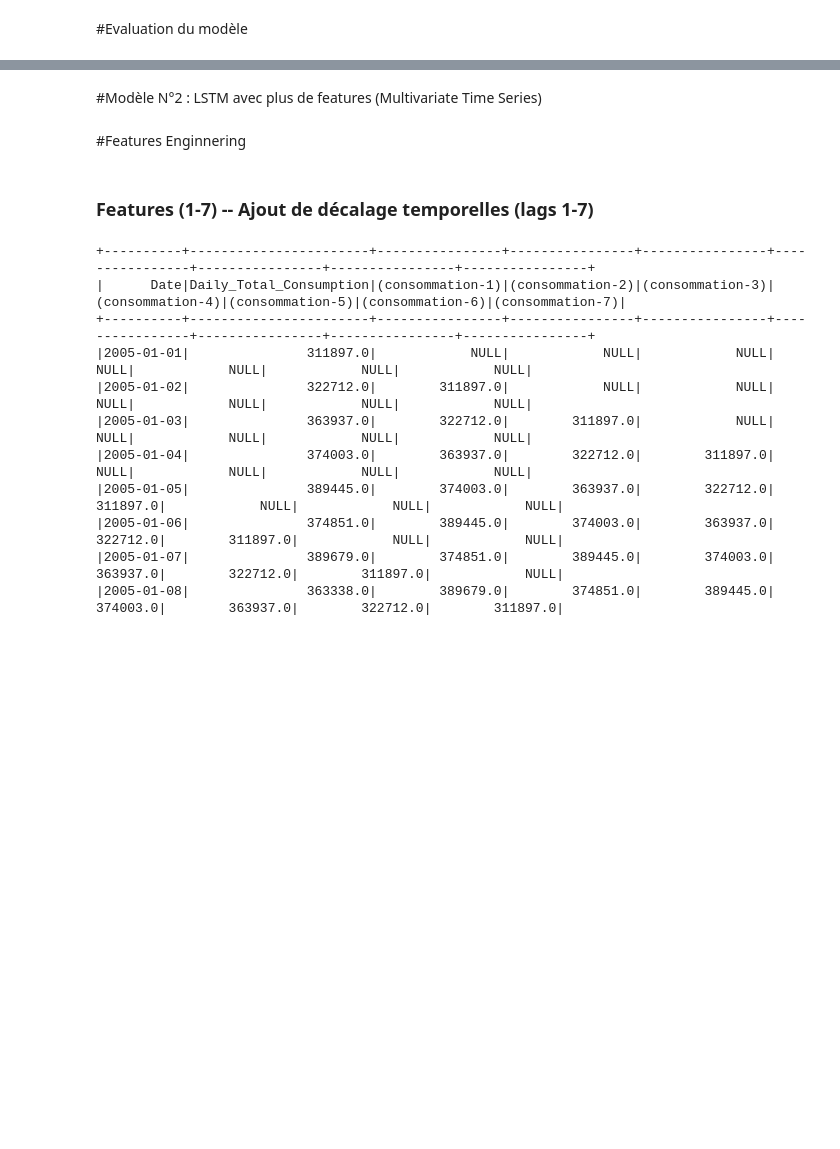
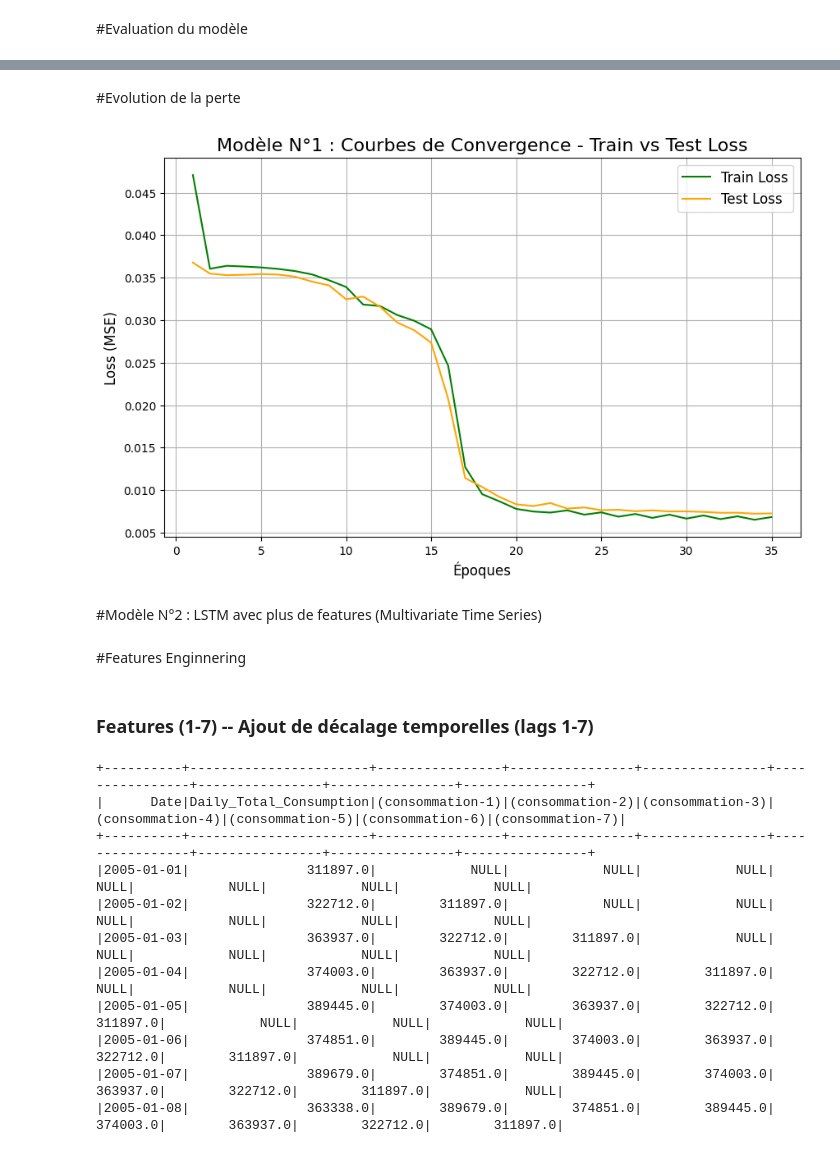
Before and after one commit to anassYinssi/Energy-Consumption-LSTM, a Jupyter notebook: EDA_Prétraitement&Modélisation_Prédective_Consommation_énergitique.ipynb, the cells around one changed output, grey strips where cells are left out. Saved outputs shown, nothing was run; the diff lists cells and outputs as text; code cells hidden in the pictures; blank space fills up the shorter version.

```diff
--- a/EDA_Prétraitement&Modélisation_Prédective_Consommation_énergitique.ipynb
+++ b/EDA_Prétraitement&Modélisation_Prédective_Consommation_énergitique.ipynb
@@ -730,6 +739,10 @@ from torch.optim.lr_scheduler import ReduceLROnPlateau
 
 loss_fn = nn.MSELoss()
 optimizer = torch.optim.Adam(model.parameters(), lr=0.001)
+
+#Liste pour le sauvegarde des pertes
+train_epoch_losses = []
+test_epoch_losses = []
 # %% [markdown]
 #Définition de la fontion d'entrainement
 # %%
@@ -837,3 +859,19 @@ plt.show()
+# %% [markdown]
+#Evolution de la perte
+# %%
+import matplotlib.pyplot as plt
+
+plt.figure(figsize=(10, 6))
+plt.plot(range(1, len(train_epoch_losses) + 1), train_epoch_losses, label="Train Loss", color="green",)
+plt.plot(range(1, len(test_epoch_losses) + 1), test_epoch_losses, label="Test Loss", color="orange")
+plt.title("Modèle N°1 : Courbes de Convergence - Train vs Test Loss", fontsize=16)
+plt.xlabel("Époques", fontsize=12)
+plt.ylabel("Loss (MSE)", fontsize=12)
+plt.grid(True)
+plt.legend(fontsize=12)
+plt.show()
+# %% [output]
+[figure, added]
 # %% [markdown]
 #Modèle N°2 : LSTM avec plus de features (Multivariate Time Series)
 # %% [markdown]
```
Also changed, not shown: parts of 29 cells of this notebook.
